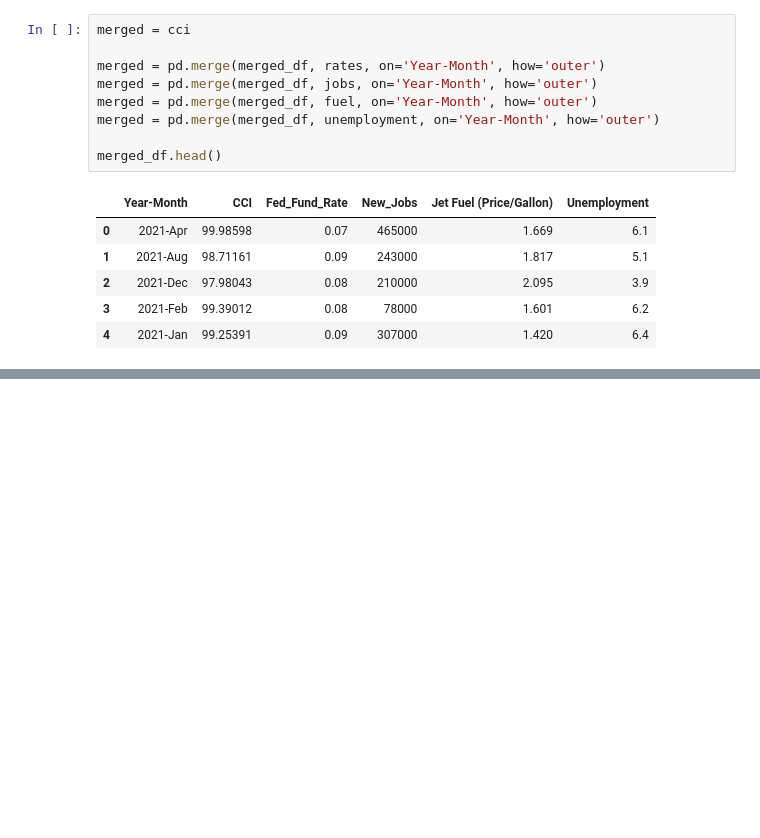
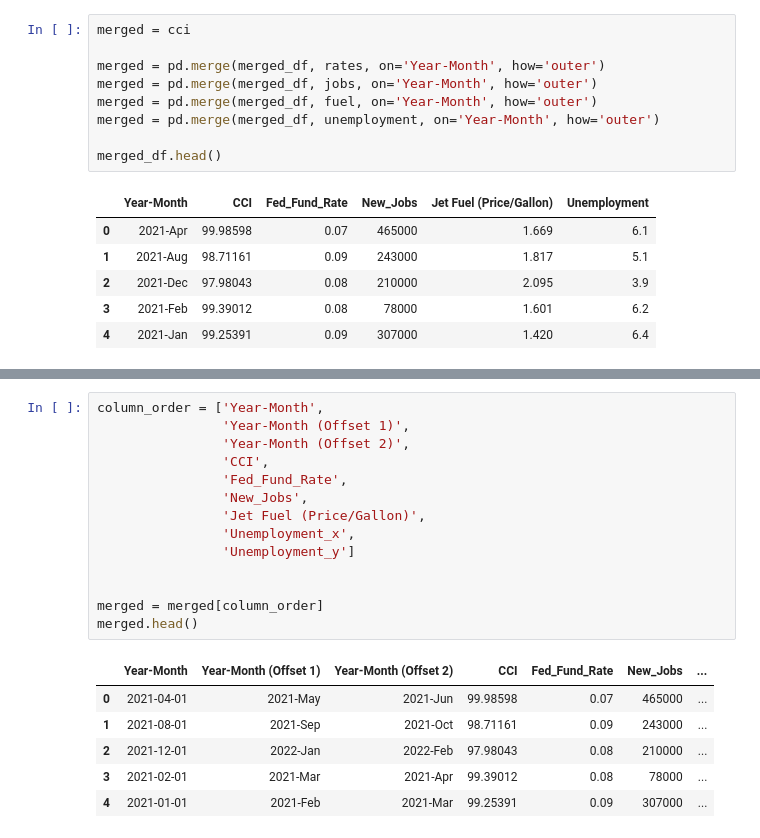
Before and after one commit to JEFFDAVISJR/macroecon-revenue-analysis, a Jupyter notebook: Python/notebook/plots_mc.ipynb, the cells around one changed output, grey strips where cells are left out. Cells and saved outputs as stored; diff of their text form; blank space fills up the shorter version.

```diff
--- a/Python/notebook/plots_mc.ipynb
+++ b/Python/notebook/plots_mc.ipynb
@@ -337,0 +350,21 @@ merged_df.head()
+# %%
+column_order = ['Year-Month',
+                'Year-Month (Offset 1)',
+                'Year-Month (Offset 2)',
+                'CCI',
+                'Fed_Fund_Rate',
+                'New_Jobs',
+                'Jet Fuel (Price/Gallon)',
+                'Unemployment_x',
+                'Unemployment_y']
+
+
+merged = merged[column_order]
+merged.head()
+# %% [output]
+|  | Year-Month | Year-Month (Offset 1) | Year-Month (Offset 2) | CCI | Fed_Fund_Rate | New_Jobs | ... |
+| 0 | 2021-04-01 | 2021-May | 2021-Jun | 99.98598 | 0.07 | 465000 | ... |
+| 1 | 2021-08-01 | 2021-Sep | 2021-Oct | 98.71161 | 0.09 | 243000 | ... |
+| 2 | 2021-12-01 | 2022-Jan | 2022-Feb | 97.98043 | 0.08 | 210000 | ... |
+| 3 | 2021-02-01 | 2021-Mar | 2021-Apr | 99.39012 | 0.08 | 78000 | ... |
+| 4 | 2021-01-01 | 2021-Feb | 2021-Mar | 99.25391 | 0.09 | 307000 | ... |
```
Also changed, not shown: parts of 1 cell of this notebook.
